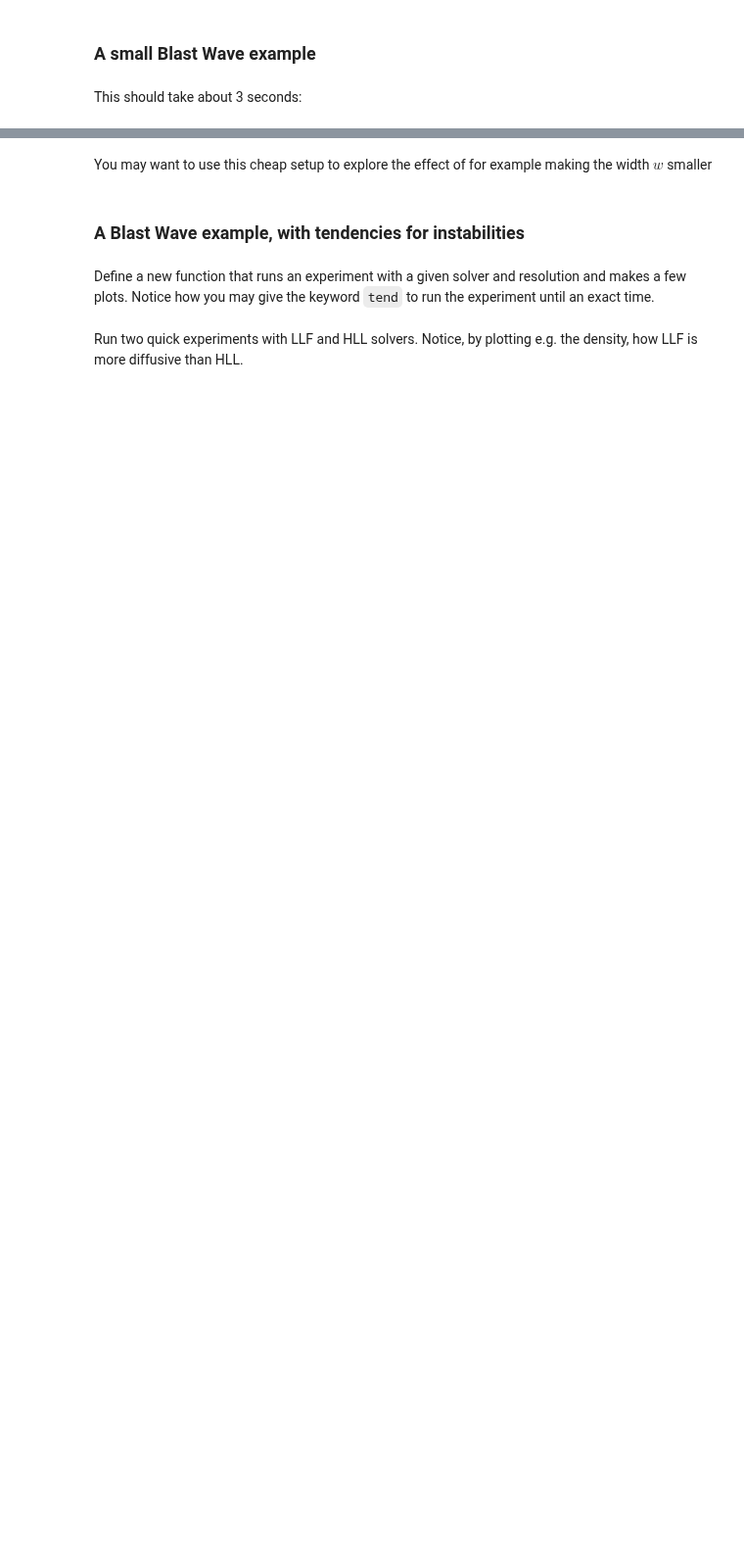
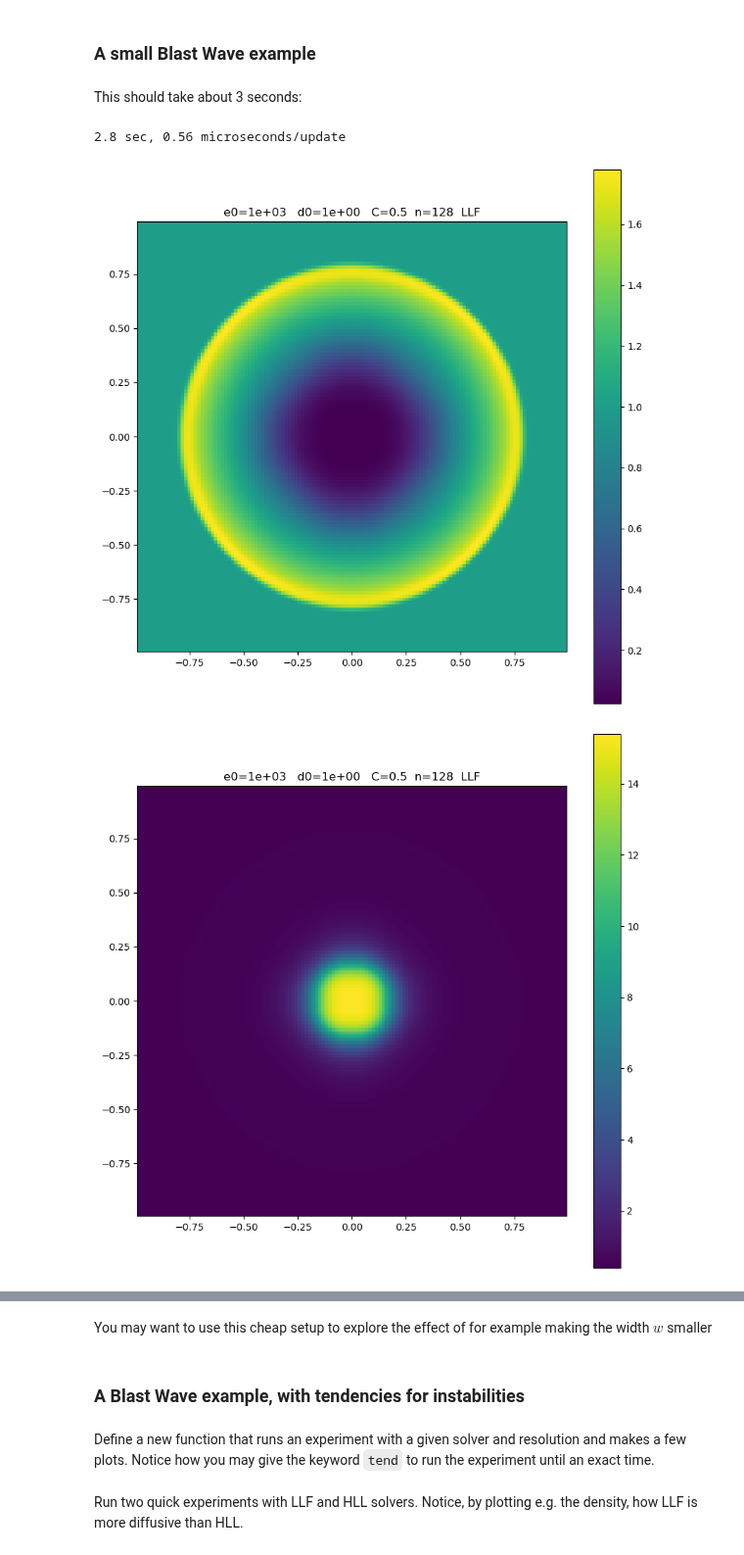
Before and after one commit to JakobSchauser/MscPhysics, a Jupyter notebook: ComputationalAstrophysics/2 Fluid Dynamics/2b Blast Waves.ipynb, the cells around one changed output, grey strips where cells are left out. Shown at 98% size. Cells and saved outputs as stored; diff of their text form; code cells hidden in the pictures; blank space fills up the shorter version.

```diff
--- a/ComputationalAstrophysics/2 Fluid Dynamics/2b Blast Waves.ipynb
+++ b/ComputationalAstrophysics/2 Fluid Dynamics/2b Blast Waves.ipynb
@@ -95,8 +95,8 @@ def primitive_to_conservative(q):
     U.D  = q.D
     U.Mperp = q.D*q.vperp
     U.Mpar  = q.D*q.vpar
-    #if q.gamma != 1:
-    #    U.Etot = ...
+    if q.gamma!=1.0:
+        U.Etot = q.P/(q.gamma-1.) + 0.5*q.D*(q.vperp)**2 + 0.5*q.D*(q.vpar)**2
     return U
 
 # Hydro flux from conservative and primitive variables
@@ -106,8 +106,8 @@ def Hydro_Flux(q,U):
     F.D = U.Mperp
     F.Mperp = U.Mperp*q.vperp + q.P
     F.Mpar  = U.Mpar *q.vperp
-    #if q.gamma != 1:
-    #    F.Etot = ...
+    if q.gamma!=1.0:
+        F.Etot = (U.Etot + q.P) *(q.vperp)
     return F
 # %% [markdown]
 ### LLF fluxes
@@ -138,8 +138,8 @@ def LLF(ql,qr):
     Flux.D  = 0.5*(Fl.D  + Fr.D  - cmax*(Ur.D  - Ul.D))
     Flux.Mperp = 0.5*(Fl.Mperp + Fr.Mperp - cmax*(Ur.Mperp - Ul.Mperp))
     Flux.Mpar  = 0.5*(Fl.Mpar  + Fr.Mpar  - cmax*(Ur.Mpar  - Ul.Mpar ))
-    #if ql.gamma != 1:
-    #    Flux.Etot = ...
+    if ql.gamma!=1.0:
+        Flux.Etot = 0.5*(Fl.Etot + Fr.Etot - cmax*(Ur.Etot - Ul.Etot))
 
     return Flux
 # %% [markdown]
@@ -333,12 +340,17 @@ where $p$ is an exponent of order $2-4$, and $w$ controls the with in cell size
 # %%
 class blast_wave(hd):
     """ An extension of the hd() class with initial conditions """
-    def __init__(exp,n=64,gamma=1.4,e0=1e3,d0=0.0,power=2,w=3.,eps=0.05):
+    def __init__(exp,n=64,gamma=1.4,e0=1e3,m0=0.0,power=2,w=3.,eps=0.05):
         hd.__init__(exp,n)
         exp.gamma = gamma
         exp.D  = np.ones((n,n))
-        #profile = ...
-        #exp.Etot = np.ones((n,n)) + profile
+
+
+        dr = exp.ds
+        r = exp.r
+        profile = e0*np.exp(-np.power(r/(w*dr),power))
+        B = np.sum(profile)*dr*dr
+        exp.Etot = np.ones((n,n)) + profile / B
 # %% [markdown]
 We want the $y$ coordinate increasing upwards in image plots, so we define a variant of `imshow` (change default `size` according to taste):
 # %%
@@ -381,17 +400,35 @@ This should take about 3 seconds:
 # %%
 e0 = 1e3
 n = 128
 Cdt = 0.5
 nt = 300
 solver = LLF
 exp = blast_wave(n=n,e0=e0,gamma=1.4,w=3.,power=4,eps=0.1)
 start = time()
+
+dists = []
+Ts = [0]
 for it in range(nt):
     dt=exp.Courant(Cdt)
     exp = muscl_2d(exp,dt,Slope=MonCen,Riemann_Solver=solver)
+
+    # top_D = np.argsort(exp.D, axis = 0)[-10:]
+    top = np.dstack(np.unravel_index(np.argsort(exp.D.ravel()), (n, n)))
+
+    top = top[0][-10:]
+    top_possx, top_possy = exp.x[top[:,0]], exp.y[top[:,1]]
+
+    dists.append(np.array([np.sqrt(top_possx[i]**2 + top_possy[i]**2) for i in range(len(top_possx))] ))
+    Ts.append(dt+Ts[-1])
+
+
 used=time()-start
 print('{:.1f} sec, {:.2f} microseconds/update'.format(used,1e6*used/(n**2*nt)))
 imshow(exp.D,axis=exp.x)
 title(e0=e0,C=Cdt,n=n,solver=solver)
 imshow(exp.temperature(),axis=exp.x)
 title(e0=e0,C=Cdt,n=n,solver=solver)
+# %% [output]
+2.8 sec, 0.56 microseconds/update
+[figure, added]
+[figure, added]
```
Also changed, not shown: parts of 13 cells of this notebook, 4 other files.
